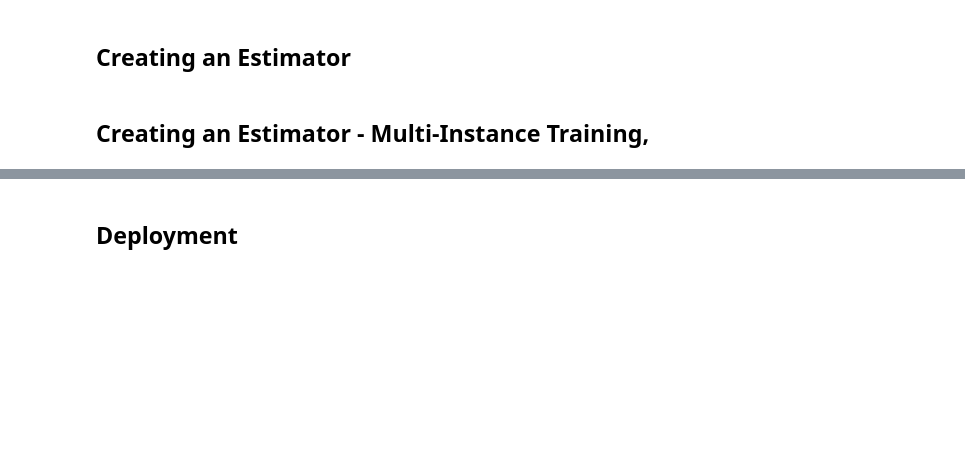
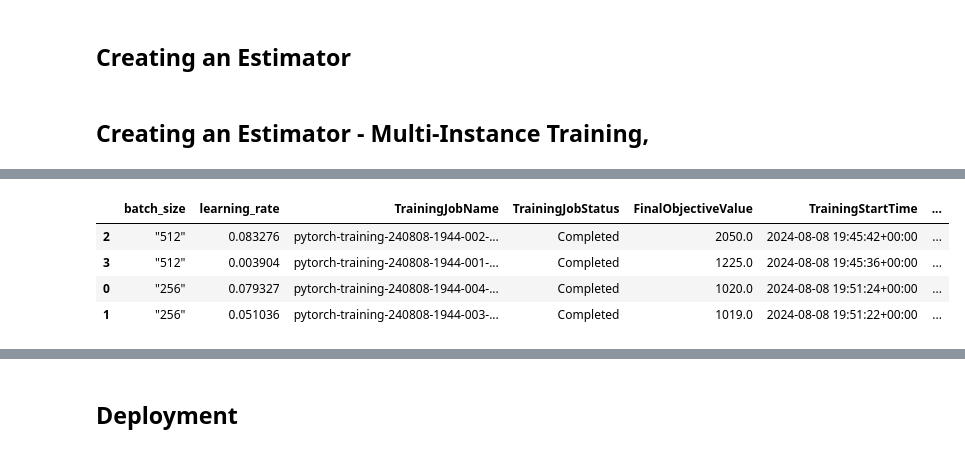
Before and after one commit to LesterFreamon/udacity-ml-aws, a Jupyter notebook: operationalizing_ml_sagemaker/project_5/train_and_deploy-solution.ipynb, the cells around one changed output, grey strips where cells are left out. Cells and saved outputs as stored; diff of their text form; code cells hidden in the pictures; blank space fills up the shorter version.

```diff
--- a/operationalizing_ml_sagemaker/project_5/train_and_deploy-solution.ipynb
+++ b/operationalizing_ml_sagemaker/project_5/train_and_deploy-solution.ipynb
@@ -213,0 +235,13 @@ estimator.fit({"training": "s3://udacity-solution/"}, wait=False)
+# %%
+exp = HyperparameterTuningJobAnalytics(
+  hyperparameter_tuning_job_name='pytorch-training-240808-1944')
+
+jobs = exp.dataframe()
+
+jobs.sort_values('FinalObjectiveValue', ascending=0)
+# %% [output]
+|  | batch_size | learning_rate | TrainingJobName | TrainingJobStatus | FinalObjectiveValue | TrainingStartTime | ... |
+| 2 | "512" | 0.083276 | pytorch-training-240808-1944-002-... | Completed | 2050.0 | 2024-08-08 19:45:42+00:00 | ... |
+| 3 | "512" | 0.003904 | pytorch-training-240808-1944-001-... | Completed | 1225.0 | 2024-08-08 19:45:36+00:00 | ... |
+| 0 | "256" | 0.079327 | pytorch-training-240808-1944-004-... | Completed | 1020.0 | 2024-08-08 19:51:24+00:00 | ... |
+| 1 | "256" | 0.051036 | pytorch-training-240808-1944-003-... | Completed | 1019.0 | 2024-08-08 19:51:22+00:00 | ... |
```
Also changed, not shown: parts of 19 cells of this notebook, 1 other file.
